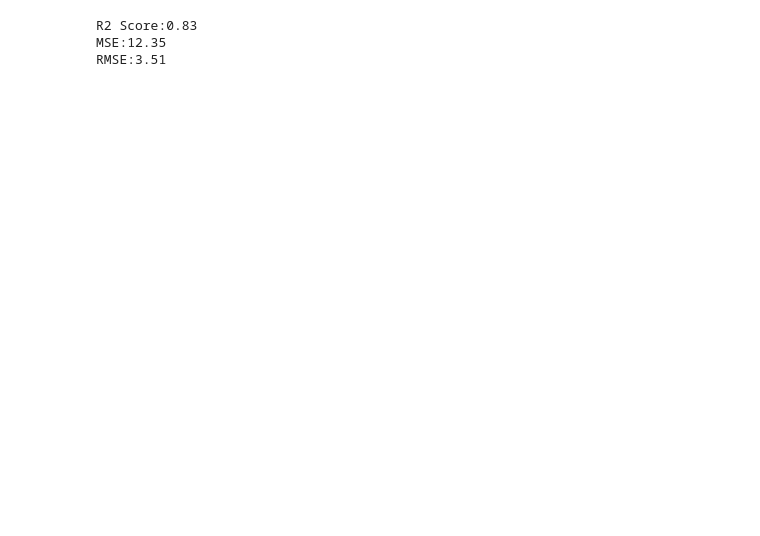
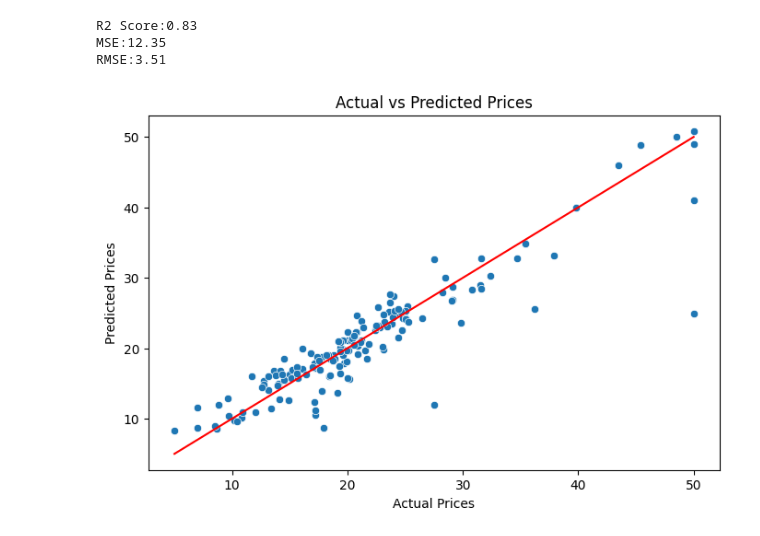
Before and after one commit to shivampathak2812/Machine_learning, a Jupyter notebook: 1.Typesoflinear regression/1. MultipleLinearRegression.ipynb, the cells around one changed output. Saved outputs shown, nothing was run; the diff lists cells and outputs as text; code cells hidden in the pictures; blank space fills up the shorter version.

```diff
--- a/1.Typesoflinear regression/1. MultipleLinearRegression.ipynb
+++ b/1.Typesoflinear regression/1. MultipleLinearRegression.ipynb
@@ -571,3 +571,16 @@ RMSE:3.51
 # %%
 y_pred_original = np.exp(y_pred_log)
 y_test_original = np.exp(y_test)
+# %%
+y_test_original = np.exp(y_test).flatten()
+y_pred_original = np.exp(y_pred_log).flatten()
+# %%
+plt.figure(figsize=(8,5))
+sns.scatterplot(x=y_test_original, y=y_pred_original)
+plt.plot([min(y_test_original), max(y_test_original)], [min(y_test_original), max(y_test_original)], color='red')  # perfect line
+plt.xlabel("Actual Prices")
+plt.ylabel("Predicted Prices")
+plt.title("Actual vs Predicted Prices")
+plt.show()
+# %% [output]
+[figure, added]
```
